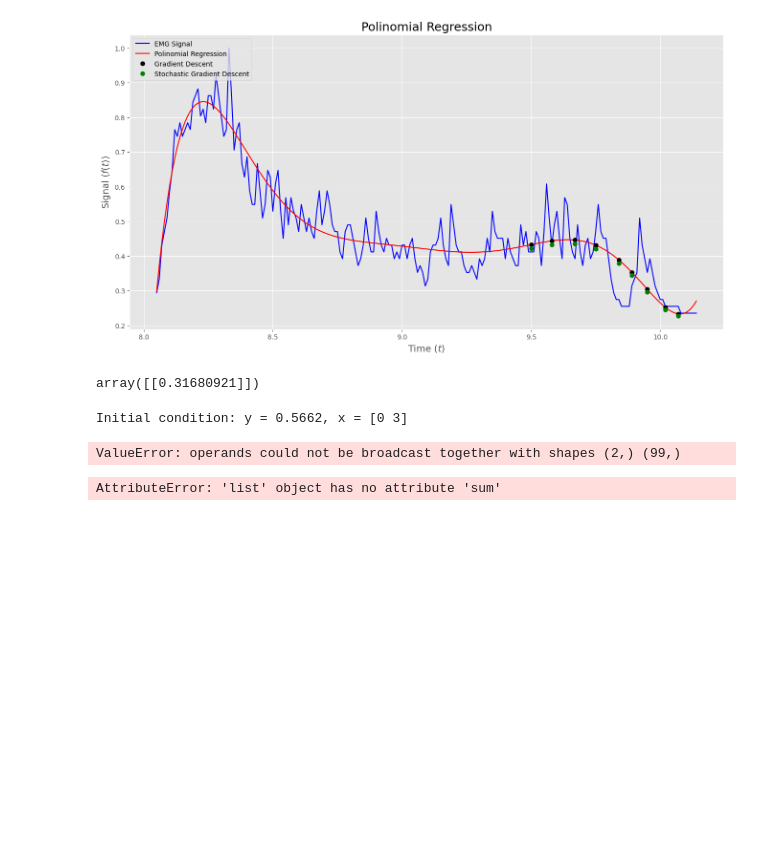
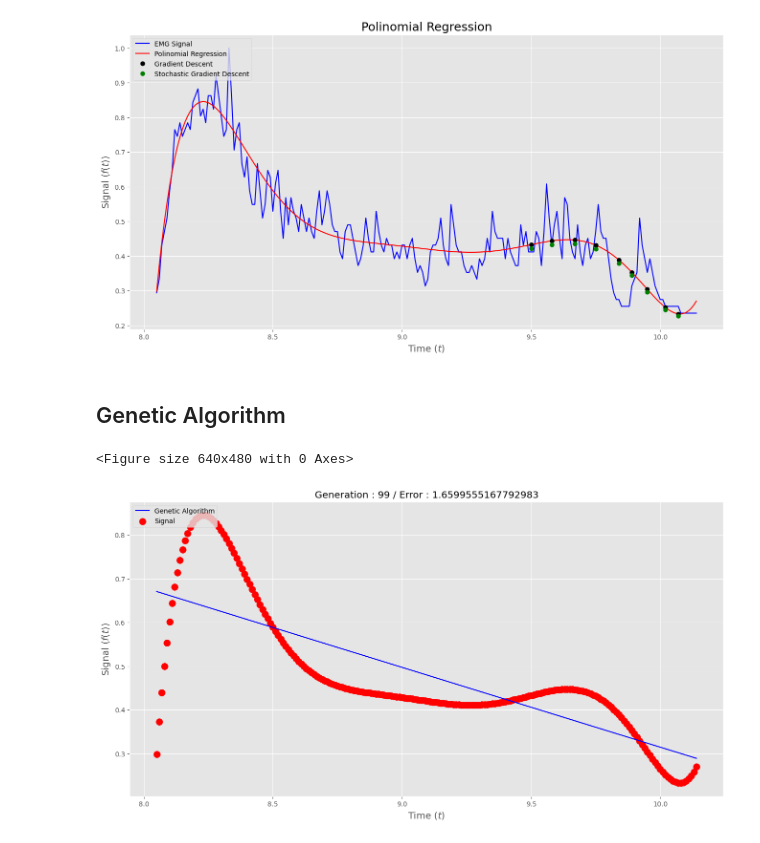
Before and after one commit to Erickrobm/data_science_engineering, a Jupyter notebook: Data Analysis in Mathematical Modelling/notebook/data_analysis_in_mathematical_modelling.ipynb, the cells around one changed output. Cells and saved outputs as stored; diff of their text form; code cells hidden in the pictures; blank space fills up the shorter version.

Commit message:
feat: added genetic algorithm

```diff
--- a/Data Analysis in Mathematical Modelling/notebook/data_analysis_in_mathematical_modelling.ipynb
+++ b/Data Analysis in Mathematical Modelling/notebook/data_analysis_in_mathematical_modelling.ipynb
@@ -100,9 +112,3 @@ plt.legend(loc = "upper left")
 plt.show()
 # %% [output]
 [figure]
-# %%
-pred2 = 10.0
-pred2array = np.array([[pred2]])
-lin2.predict(poly.fit_transform(pred2array))
-# %% [output]
-array([[0.31680921]])
@@ -233,10 +115,2 @@ def GradientDescent(f, f_grad, init, alpha=1, tol=1e-5, max_iter=1000):
-# %%
-x0 = np.array([0, 3])
-xs, ys = GradientDescent(Griewank(np.array(signal)), GriewankGrad(np.array(signal)), init=x0)
-# %% [output]
-Initial condition: y = 0.5662, x = [0 3]
-ValueError: operands could not be broadcast together with shapes (2,) (99,)
-# %%
-sigma = 2 * signal.sum() / 4000
-# %% [output]
-AttributeError: 'list' object has no attribute 'sum'
+# %% [markdown]
+## Genetic Algorithm
@@ -242,0 +203,27 @@ AttributeError: 'list' object has no attribute 'sum'
+# %%
+new_df = pd.DataFrame({'X': t, 'Y' : poly_list})
+
+plt.style.use('ggplot')
+startTime = time.time()
+function = 'Y'
+
+lookupTable = {}
+for i, record in new_df.iterrows():
+    key = record['X']
+    lookupTable[key] = record[function]
+
+generations = 100
+degrees = 1
+variables = 1
+
+polynomials = Population(degrees, variables)
+polynomials.evaluate(lookupTable)
+polynomials.sort()
+
+for g in range(generations):
+    polynomials.enhance(lookupTable)
+
+polynomials.plot2D(t_2, lin2.predict(poly.fit_transform(t_2)), g)
+# %% [output]
+<Figure size 640x480 with 0 Axes>
+[figure, added]
```
Also changed, not shown: parts of 8 cells of this notebook.
